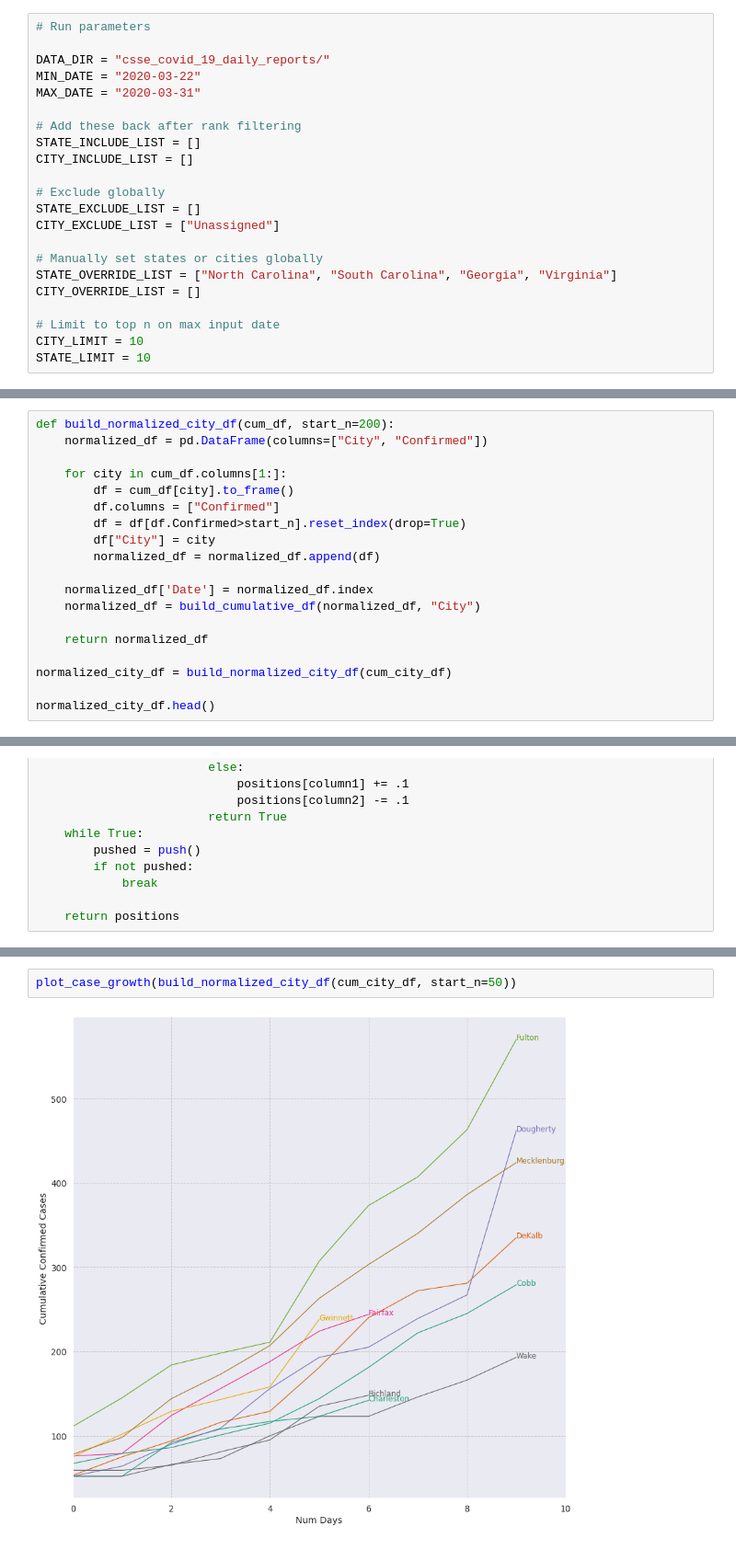
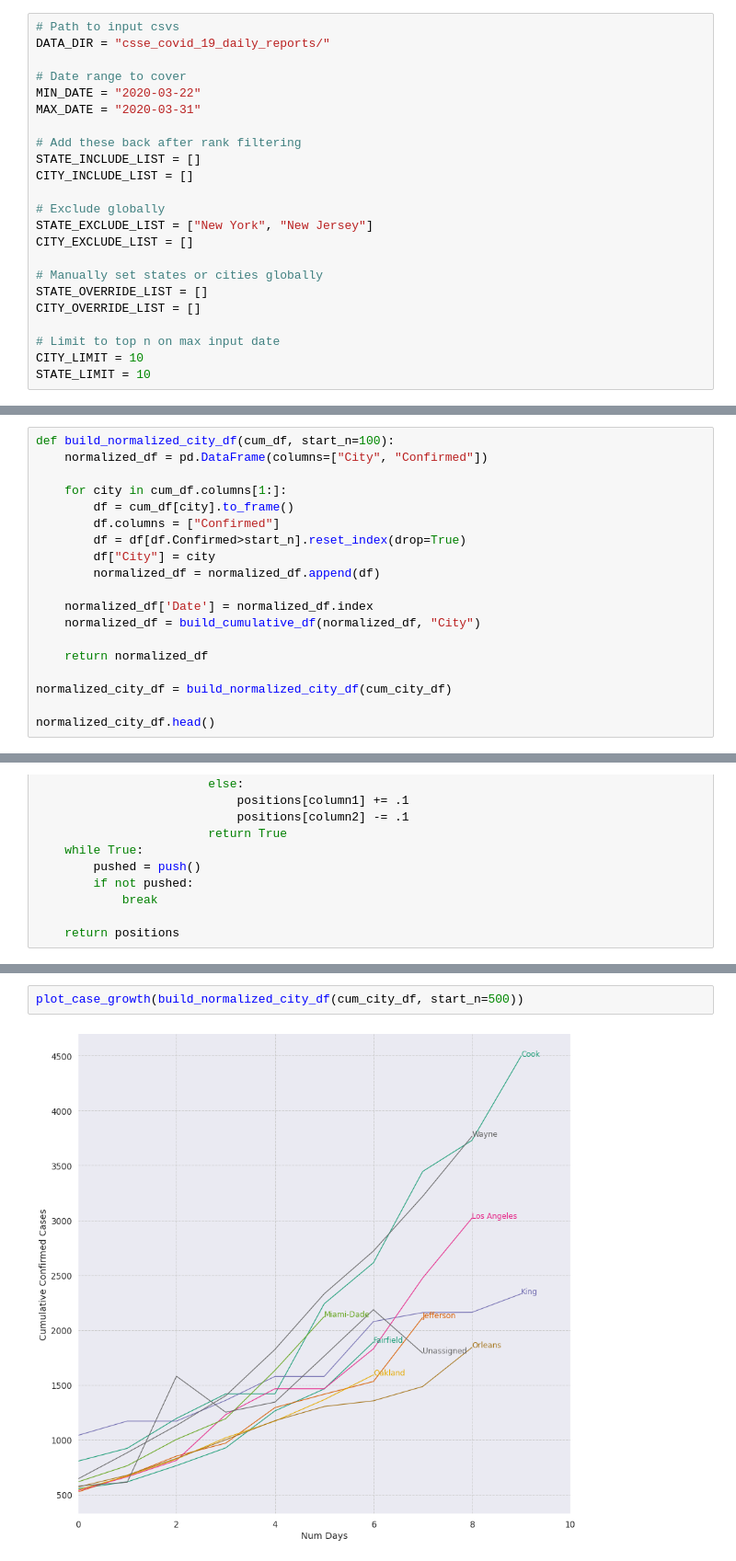
Before and after one commit to rdcolema/covid19-tracking, a Jupyter notebook: covid_by_city_and_state.ipynb, the cells around one changed output, grey strips where cells are left out. Shown at 92% size. Saved outputs shown, nothing was run; the diff lists cells and outputs as text.

```diff
--- a/covid_by_city_and_state.ipynb
+++ b/covid_by_city_and_state.ipynb
@@ -21,7 +25,8 @@ sns.set_style(custom_style)
 # %%
-# Run parameters
+# Path to input csvs
+DATA_DIR = "csse_covid_19_daily_reports/"
 
-DATA_DIR = "csse_covid_19_daily_reports/"
+# Date range to cover
 MIN_DATE = "2020-03-22"
 MAX_DATE = "2020-03-31"
 
@@ -30,11 +35,11 @@ STATE_INCLUDE_LIST = []
 CITY_INCLUDE_LIST = []
 
 # Exclude globally
-STATE_EXCLUDE_LIST = []
-CITY_EXCLUDE_LIST = ["Unassigned"]
+STATE_EXCLUDE_LIST = ["New York", "New Jersey"]
+CITY_EXCLUDE_LIST = []
 
 # Manually set states or cities globally
-STATE_OVERRIDE_LIST = ["North Carolina", "South Carolina", "Georgia", "Virginia"]
+STATE_OVERRIDE_LIST = []
 CITY_OVERRIDE_LIST = []
 
 # Limit to top n on max input date
@@ -246,5 +286,5 @@ normalized_state_df.head()
 # %%
-def build_normalized_city_df(cum_df, start_n=200):
+def build_normalized_city_df(cum_df, start_n=100):
     normalized_df = pd.DataFrame(columns=["City", "Confirmed"])
 
     for city in cum_df.columns[1:]:
@@ -351,4 +401,4 @@ plot_case_growth(cum_city_df)
 # %%
-plot_case_growth(build_normalized_city_df(cum_city_df, start_n=50))
+plot_case_growth(build_normalized_city_df(cum_city_df, start_n=500))
 # %% [output]
-[figure, old version]
+[figure, new version]
```
Also changed, not shown: parts of 22 cells of this notebook.
